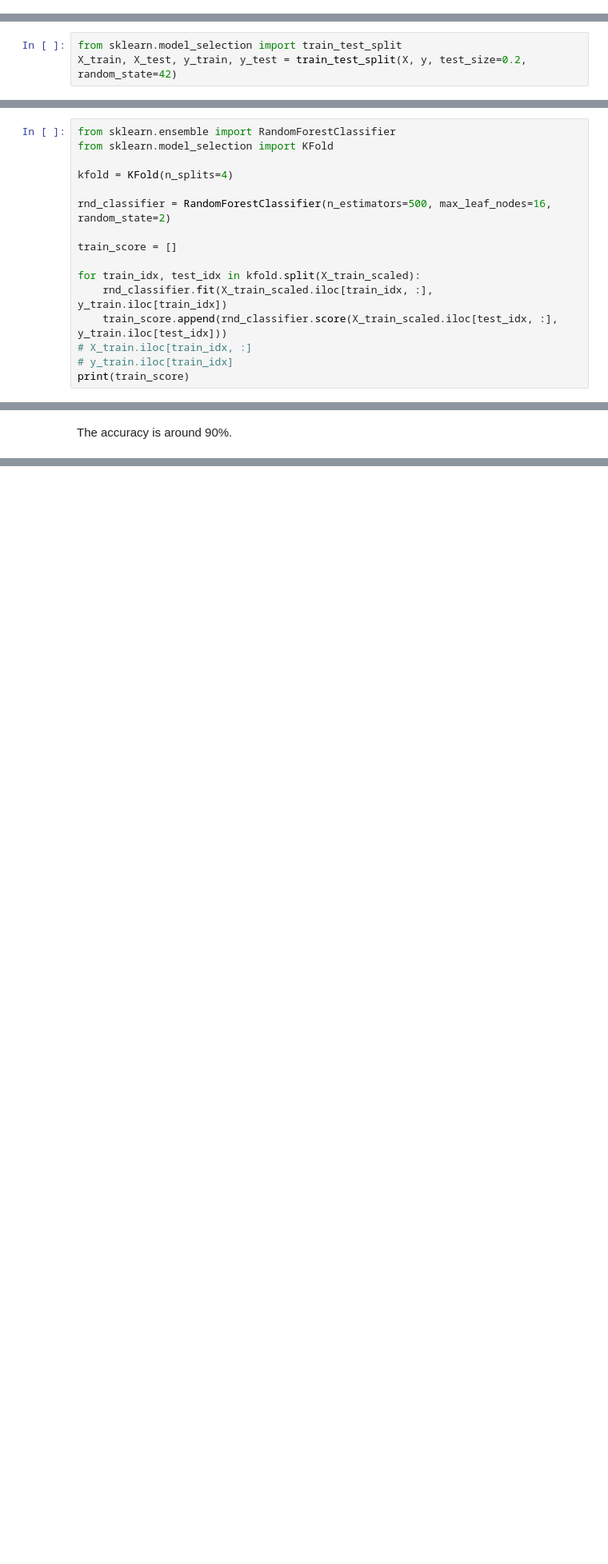
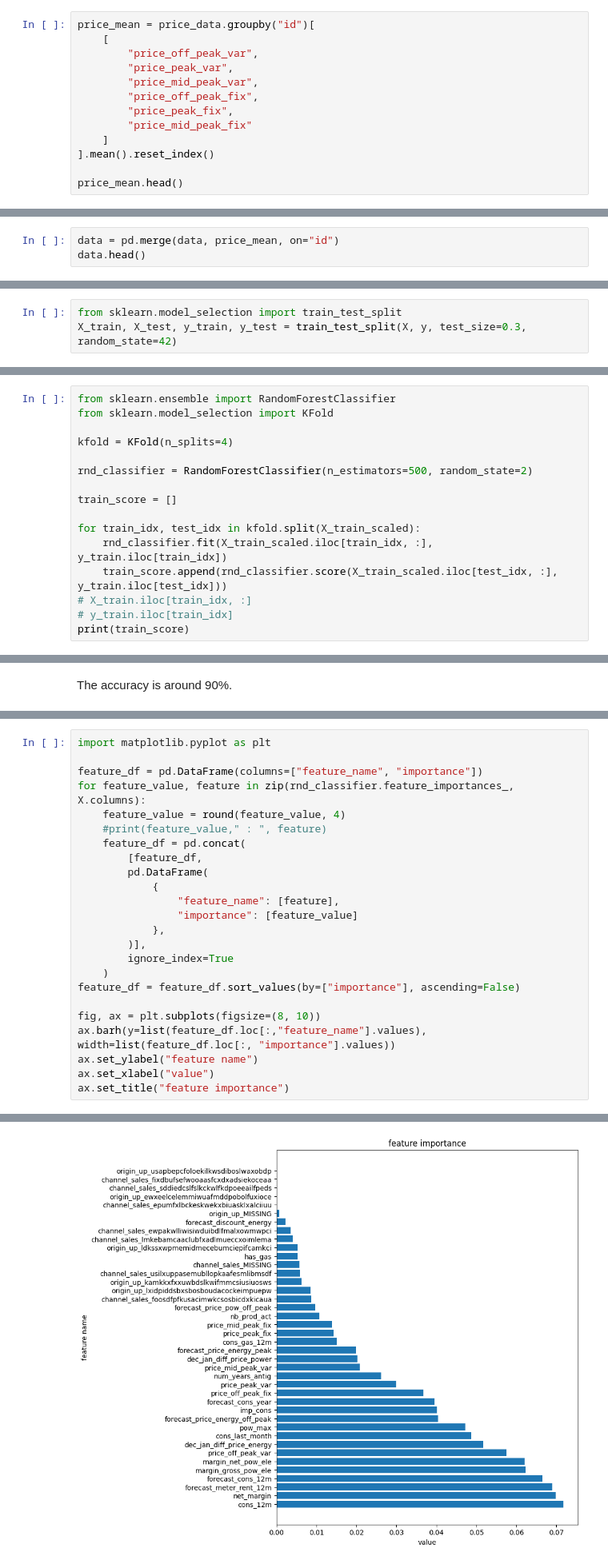
Before and after one commit to nav500/powerco-customer-churn, a Jupyter notebook: feature_engineering.ipynb, the cells around one changed output, grey strips where cells are left out. Shown at 80% size. Saved outputs shown, nothing was run; the diff lists cells and outputs as text; blank space fills up the shorter version.

```diff
--- a/feature_engineering.ipynb
+++ b/feature_engineering.ipynb
@@ -145,0 +140,13 @@ data.head()
+# %%
+price_mean = price_data.groupby("id")[
+    [
+        "price_off_peak_var",
+        "price_peak_var",
+        "price_mid_peak_var",
+        "price_off_peak_fix",
+        "price_peak_fix",
+        "price_mid_peak_fix"
+    ]
+].mean().reset_index()
+
+price_mean.head()
@@ -145,0 +162,3 @@ data.head()
+# %%
+data = pd.merge(data, price_mean, on="id")
+data.head()
@@ -240,7 +266,7 @@ y
 Name: churn, Length: 14606, dtype: int64
 # %%
 from sklearn.model_selection import train_test_split
-X_train, X_test, y_train, y_test = train_test_split(X, y, test_size=0.2, random_state=42)
+X_train, X_test, y_train, y_test = train_test_split(X, y, test_size=0.3, random_state=42)
 # %%
 X_train.info()
 # %% [output]
@@ -308,7 +334,7 @@ from sklearn.model_selection import KFold
 
 kfold = KFold(n_splits=4)
 
-rnd_classifier = RandomForestClassifier(n_estimators=500, max_leaf_nodes=16, random_state=2)
+rnd_classifier = RandomForestClassifier(n_estimators=500, random_state=2)
 
 train_score = []
 
@@ -338,0 +367,25 @@ The accuracy is around 90%.
+# %%
+import matplotlib.pyplot as plt
+
+feature_df = pd.DataFrame(columns=["feature_name", "importance"])
+for feature_value, feature in zip(rnd_classifier.feature_importances_, X.columns):
+    feature_value = round(feature_value, 4)
+    #print(feature_value," : ", feature)
+    feature_df = pd.concat(
+        [feature_df,
+        pd.DataFrame(
+            {
+                "feature_name": [feature],
+                "importance": [feature_value]
+            },
+        )],
+        ignore_index=True
+    )
+feature_df = feature_df.sort_values(by=["importance"], ascending=False)
+
+fig, ax = plt.subplots(figsize=(8, 10))
+ax.barh(y=list(feature_df.loc[:,"feature_name"].values), width=list(feature_df.loc[:, "importance"].values))
+ax.set_ylabel("feature name")
+ax.set_xlabel("value")
+ax.set_title("feature importance")
+# %% [output]
@@ -338,0 +393 @@ The accuracy is around 90%.
+[figure, added]
```
Also changed, not shown: parts of 18 cells of this notebook.
